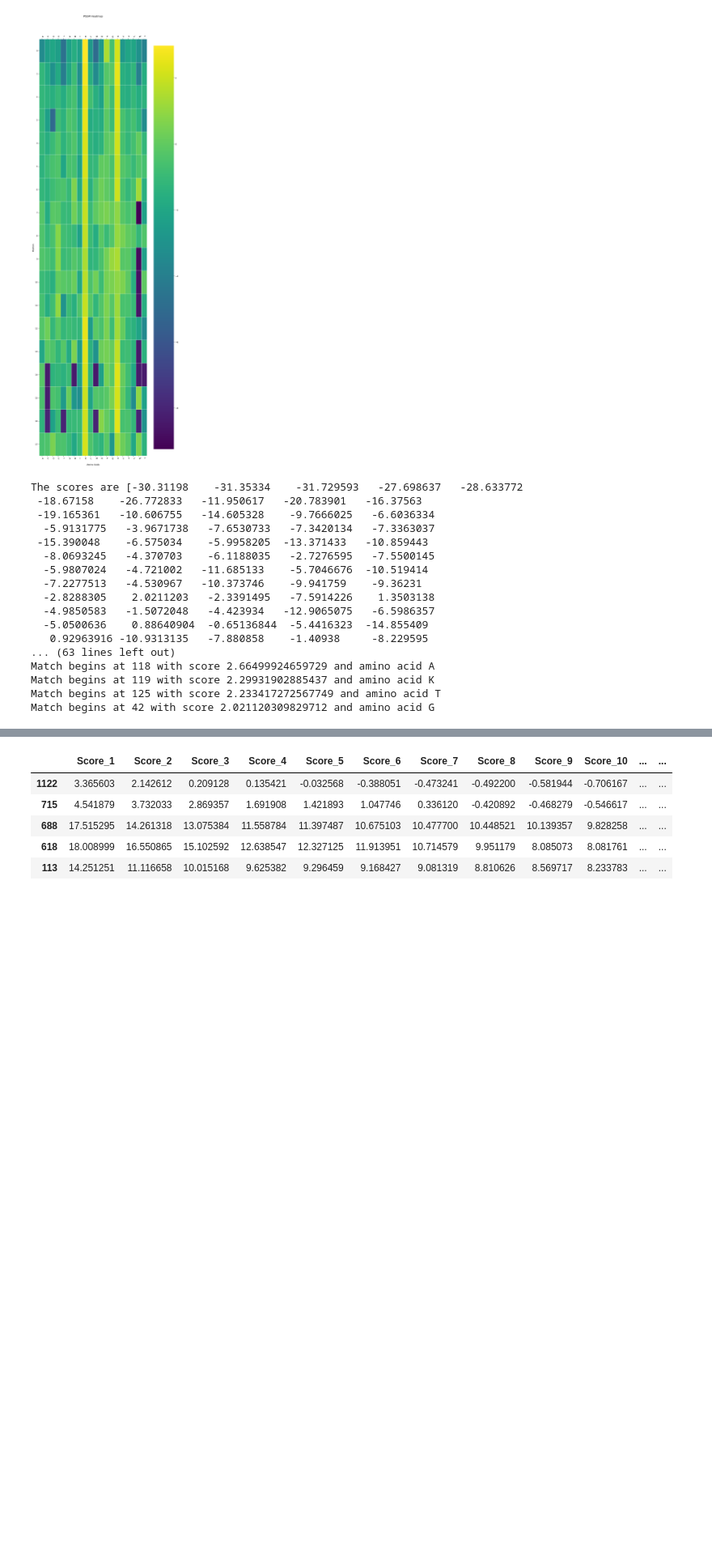
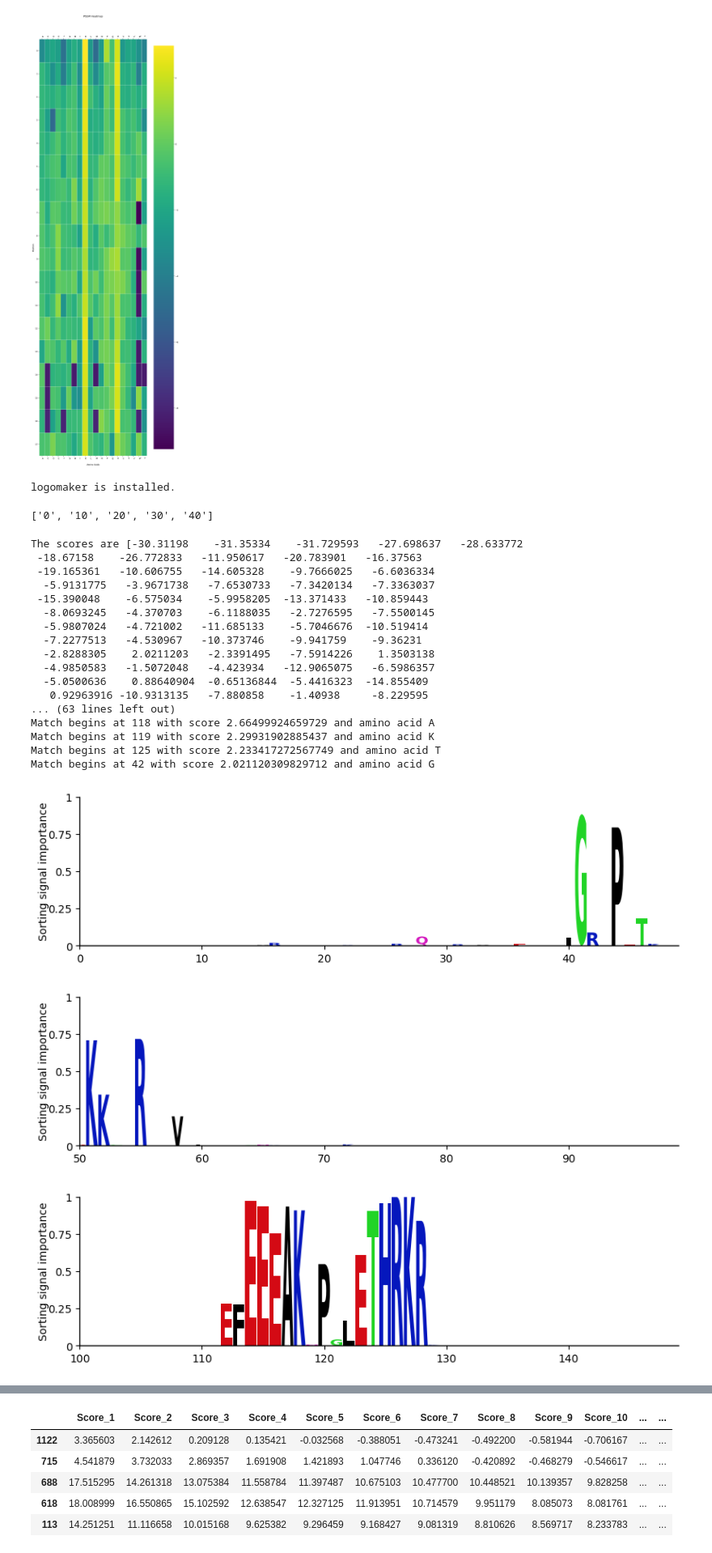
Before and after one commit to auerbachsd/NLSeer, a Jupyter notebook: Ming_data_extraction/NLS_Motifs_PSSM.ipynb, the cells around one changed output, grey strips where cells are left out. Shown at 81% size. Saved outputs shown, nothing was run; the diff lists cells and outputs as text; code cells hidden in the pictures; blank space fills up the shorter version.

```diff
--- a/Ming_data_extraction/NLS_Motifs_PSSM.ipynb
+++ b/Ming_data_extraction/NLS_Motifs_PSSM.ipynb
@@ -248,0 +244,15 @@ def compute_scores(pssm, sequence, threshold=2):
+# %%
+try:
+    import logomaker
+    print("logomaker is installed.")
+except ImportError:
+    print("logomaker is not installed, installing now...")
+    !pip install logomaker
+    import logomaker
+# %% [output]
+logomaker is installed.
+# %%
+xs = np.arange(0, 50,10)
+xs.astype(str).tolist()
+# %% [output]
+['0', '10', '20', '30', '40']
@@ -255,30 +337,35 @@ MHTVGEKVIVDFAGSSKLRFRLGYHAIPSMSHVHLHVISQDFDSPCLKNKKHWNSFNTEY
 FLESQAVIEMVQEAGRVTVRDGMPELLKLPLRCHECQQLLPSIPQLKEHLRKHWTQ"""
 
 sequence = sequence.replace('\n','')
 
 
 sequence_scores, results = compute_scores(pssm, sequence, threshold = 2)
 
 
 print(f"The scores are {sequence_scores}")
 print()
 for index, score in results:
     print(f"Match begins at {index+1} with score {score} and amino acid {sequence[index]}")
+
+generate_logo(sequence, sequence_scores)
 # %% [output]
 The scores are [-30.31198    -31.35334    -31.729593   -27.698637   -28.633772
  -18.67158    -26.772833   -11.950617   -20.783901   -16.37563
  -19.165361   -10.606755   -14.605328    -9.7666025   -6.6036334
   -5.9131775   -3.9671738   -7.6530733   -7.3420134   -7.3363037
  -15.390048    -6.575034    -5.9958205  -13.371433   -10.859443
   -8.0693245   -4.370703    -6.1188035   -2.7276595   -7.5500145
   -5.9807024   -4.721002   -11.685133    -5.7046676  -10.519414
   -7.2277513   -4.530967   -10.373746    -9.941759    -9.36231
   -2.8288305    2.0211203   -2.3391495   -7.5914226    1.3503138
   -4.9850583   -1.5072048   -4.423934   -12.9065075   -6.5986357
   -5.0500636    0.88640904  -0.65136844  -5.4416323  -14.855409
    0.92963916 -10.9313135   -7.880858    -1.40938     -8.229595
 ... (63 lines left out)
 Match begins at 118 with score 2.66499924659729 and amino acid A
 Match begins at 119 with score 2.29931902885437 and amino acid K
 Match begins at 125 with score 2.233417272567749 and amino acid T
 Match begins at 42 with score 2.021120309829712 and amino acid G
+[figure, added]
+[figure, added]
+[figure, added]
```
Also changed, not shown: parts of 4 cells of this notebook.
